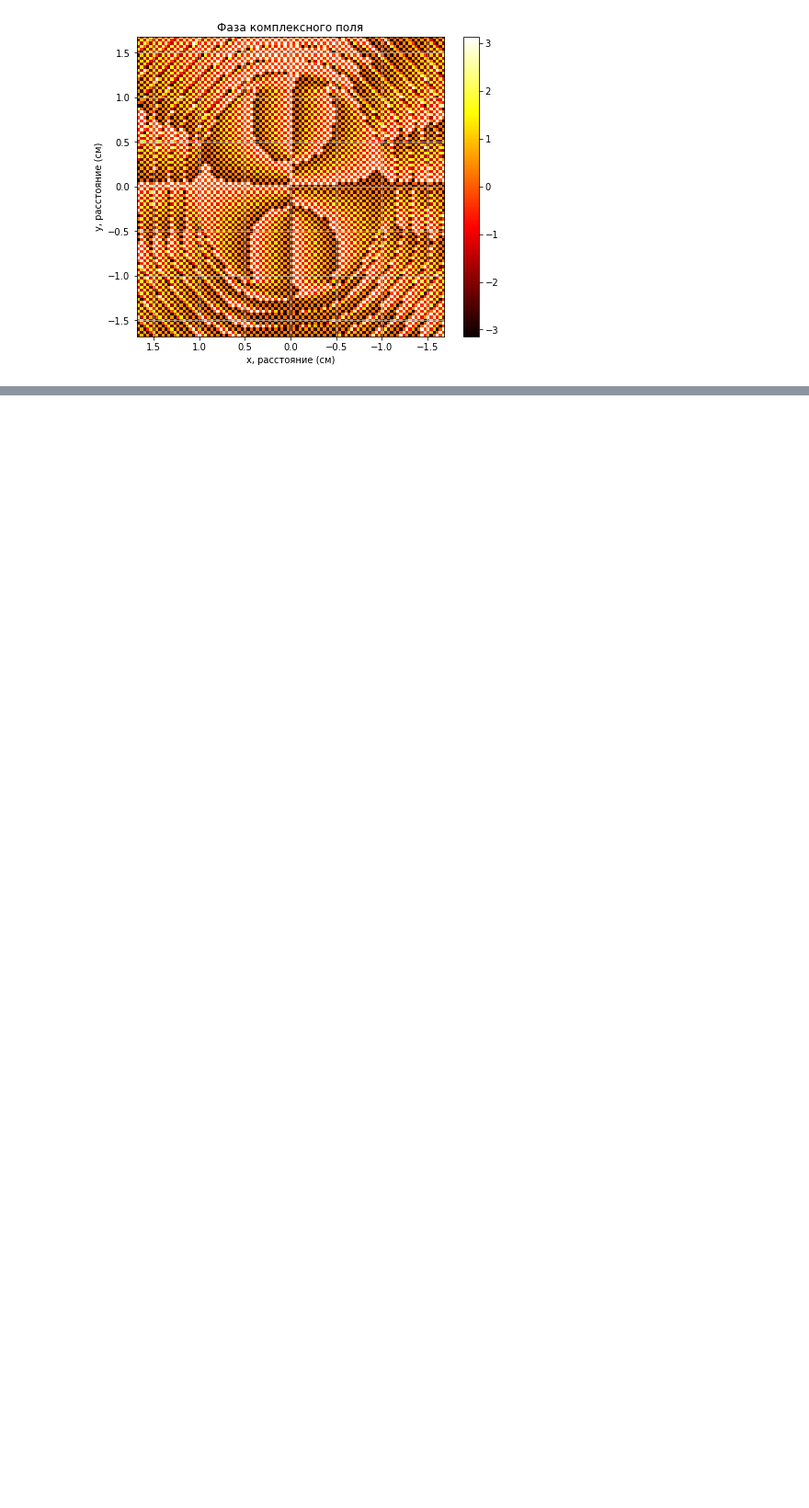
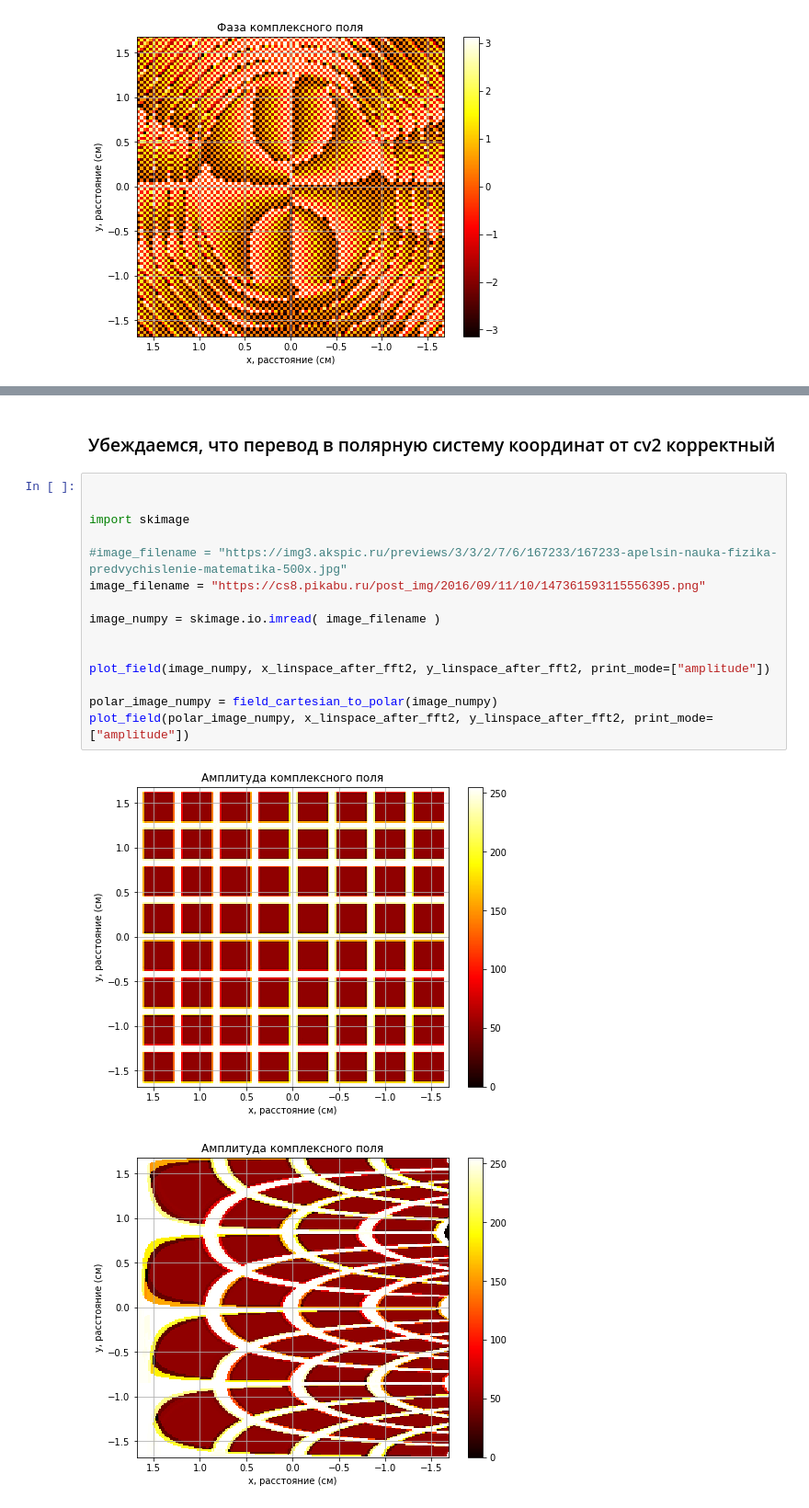
Before and after one commit to LinarKulinar/VortexBeamResearch, a Jupyter notebook: forming_vortex_beam_master_research_2022_with_fft.ipynb, the cells around one changed output, grey strips where cells are left out. Shown: that part at 92% size. Drawn from its saved outputs; the diff is of its cells as text; blank space fills up the shorter version.

```diff
--- a/forming_vortex_beam_master_research_2022_with_fft.ipynb
+++ b/forming_vortex_beam_master_research_2022_with_fft.ipynb
@@ -306,0 +330,20 @@ plot_field(field_after_fft2, x_linspace_after_fft2, y_linspace_after_fft2, print
+# %% [markdown]
+### Убеждаемся, что перевод в полярную систему координат от cv2 корректный
+# %%
+
+
+import skimage
+
+#image_filename = "https://img3.akspic.ru/previews/3/3/2/7/6/167233/167233-apelsin-nauka-fizika-predvychislenie-matematika-500x.jpg"
+image_filename = "https://cs8.pikabu.ru/post_img/2016/09/11/10/147361593115556395.png"
+
+image_numpy = skimage.io.imread( image_filename )
+
+
+plot_field(image_numpy, x_linspace_after_fft2, y_linspace_after_fft2, print_mode=["amplitude"])
+
+polar_image_numpy = field_cartesian_to_polar(image_numpy)
+plot_field(polar_image_numpy, x_linspace_after_fft2, y_linspace_after_fft2, print_mode=["amplitude"])
+# %% [output]
+[figure, added]
+[figure, added]
```
Also changed, not shown: parts of 6 cells of this notebook.
